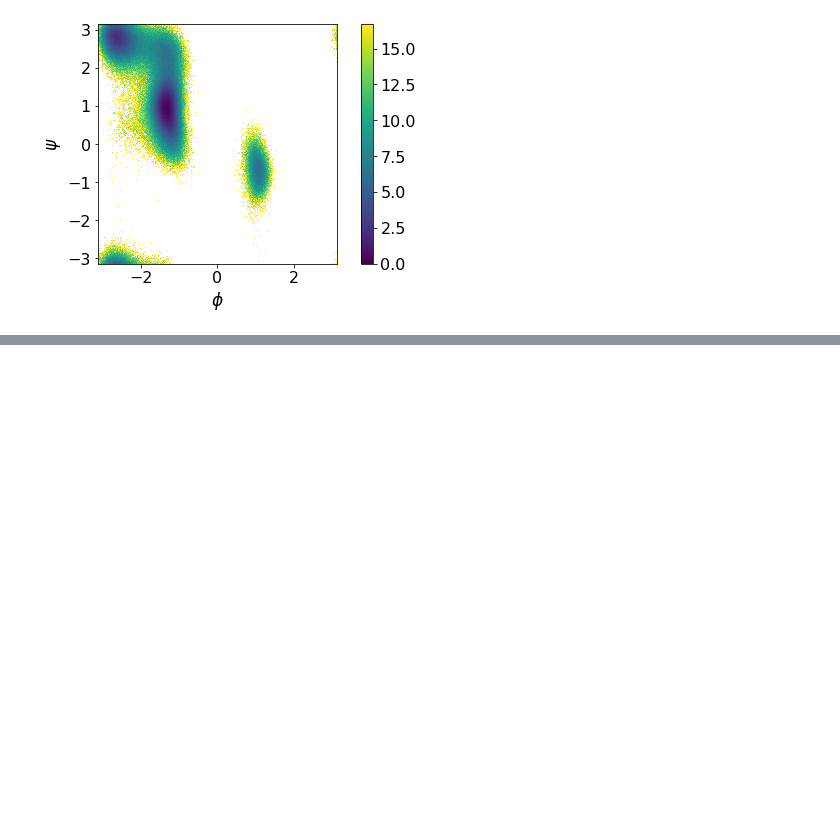
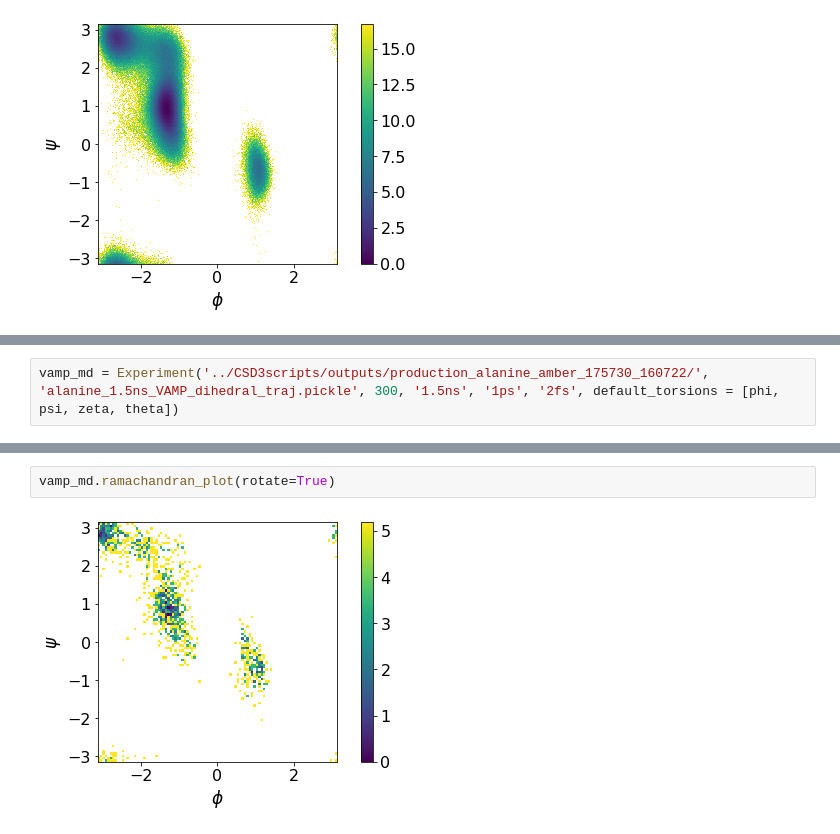
Before and after one commit to dominicp6/mdfeature, a Jupyter notebook: notebooks/ComparingCollectiveVariableMethods.ipynb, the cells around one changed output, grey strips where cells are left out. Drawn from its saved outputs; the diff is of its cells as text; blank space fills up the shorter version.

```diff
--- a/notebooks/ComparingCollectiveVariableMethods.ipynb
+++ b/notebooks/ComparingCollectiveVariableMethods.ipynb
@@ -469,0 +495,2 @@ TypeError: __init__() got multiple values for argument 'labels'
+# %%
+vamp_md = Experiment('../CSD3scripts/outputs/production_alanine_amber_175730_160722/', 'alanine_1.5ns_VAMP_dihedral_traj.pickle', 300, '1.5ns', '1ps', '2fs', default_torsions = [phi, psi, zeta, theta])
@@ -469,0 +501,4 @@ TypeError: __init__() got multiple values for argument 'labels'
+# %%
+vamp_md.ramachandran_plot(rotate=True)
+# %% [output]
+[figure, added]
```
Also changed, not shown: parts of 24 cells of this notebook, 7 other files.
